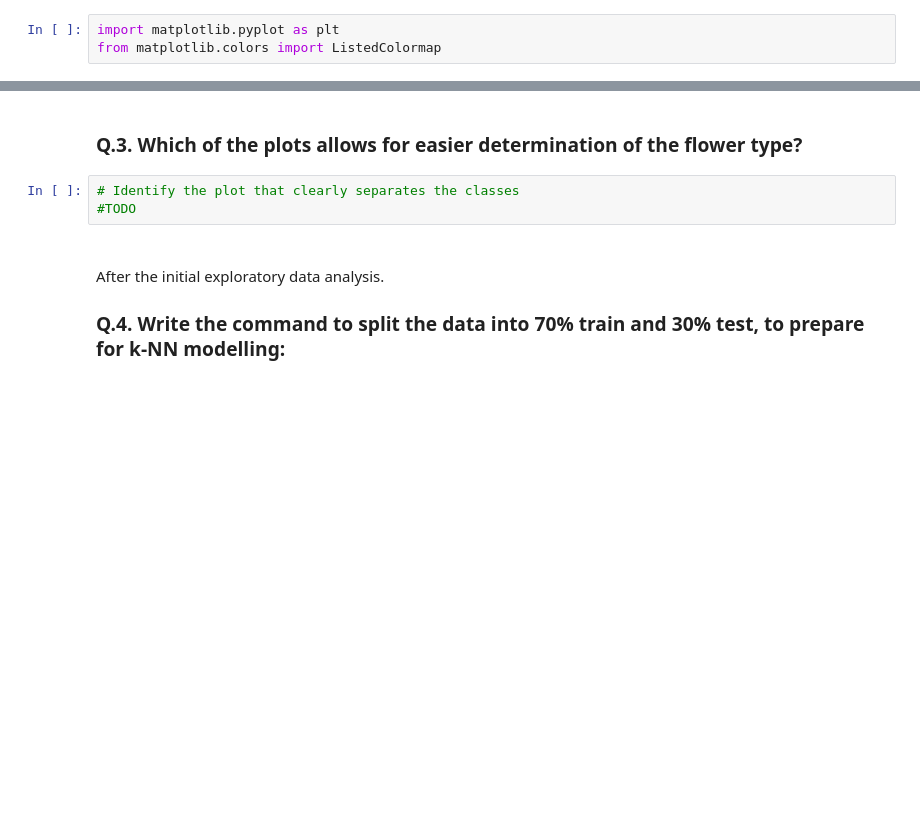
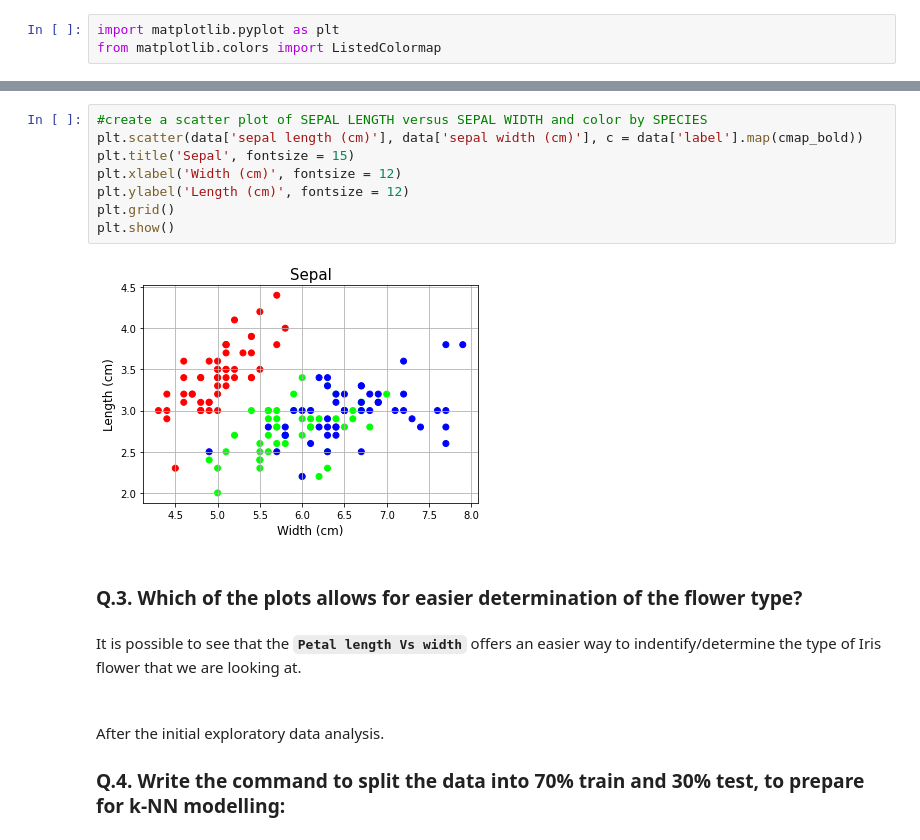
Before and after one commit to rodolfolermacontreras/ML_1_Assignment_1, a Jupyter notebook: ML510-L01-Filename.ipynb, the cells around one changed output, grey strips where cells are left out. Saved outputs shown, nothing was run; the diff lists cells and outputs as text; blank space fills up the shorter version.

```diff
--- a/ML510-L01-Filename.ipynb
+++ b/ML510-L01-Filename.ipynb
@@ -170,8 +157,17 @@ plt.show()
+# %%
+#create a scatter plot of SEPAL LENGTH versus SEPAL WIDTH and color by SPECIES
+plt.scatter(data['sepal length (cm)'], data['sepal width (cm)'], c = data['label'].map(cmap_bold))
+plt.title('Sepal', fontsize = 15)
+plt.xlabel('Width (cm)', fontsize = 12)
+plt.ylabel('Length (cm)', fontsize = 12)
+plt.grid()
+plt.show()
+# %% [output]
+[figure, added]
 # %% [markdown]
 <h3>Q.3. Which of the plots allows for easier determination of the flower type?</h3>
-# %%
-# Identify the plot that clearly separates the classes
-#TODO
+# %% [markdown]
+It is possible to see that the **`Petal length Vs width`** offers an easier way to indentify/determine the type of Iris flower that we are looking at.
 # %% [markdown]
 <br>
 <p>After the initial exploratory data analysis.</p>
```
Also changed, not shown: parts of 19 cells of this notebook.
